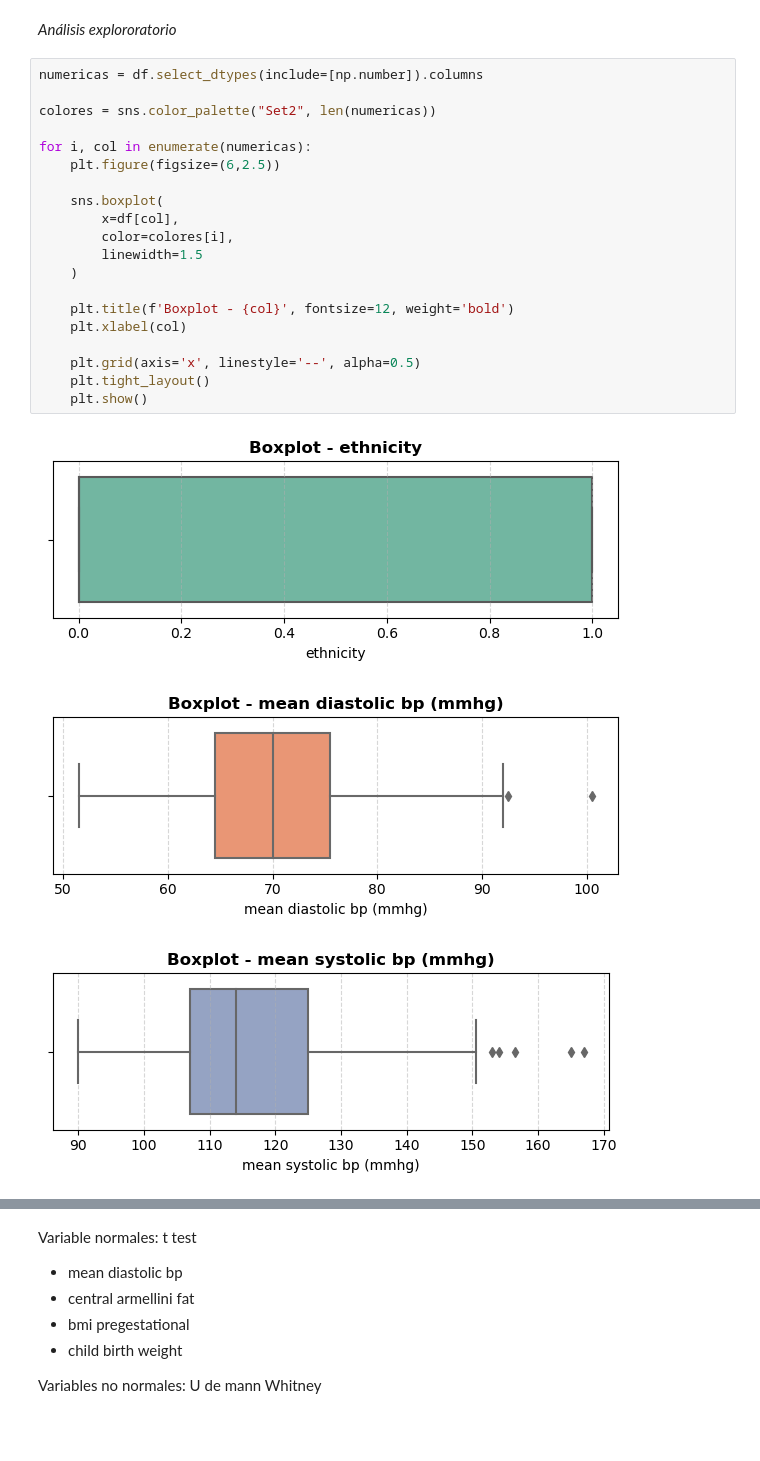
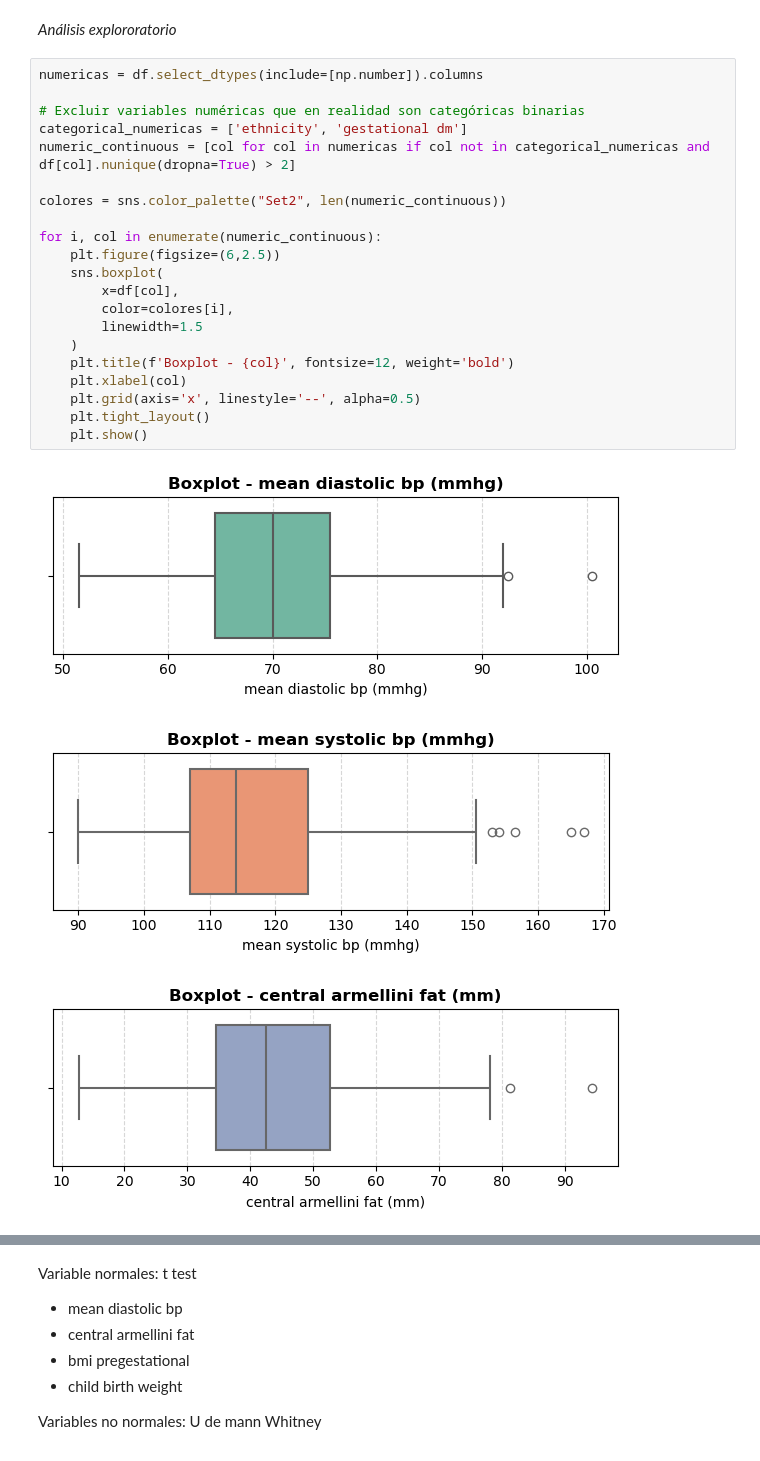
Before and after one commit to valeriasalazar1-glitch/Proyecto-1---probabilidad, a Jupyter notebook: desarrollo.ipynb, the cells around one changed output, grey strips where cells are left out. Drawn from its saved outputs; the diff is of its cells as text.

```diff
--- a/desarrollo.ipynb
+++ b/desarrollo.ipynb
@@ -40,24 +40,25 @@ memory usage: 8.4 KB
 # %%
 numericas = df.select_dtypes(include=[np.number]).columns
 
-colores = sns.color_palette("Set2", len(numericas))
+# Excluir variables numéricas que en realidad son categóricas binarias
+categorical_numericas = ['ethnicity', 'gestational dm']
+numeric_continuous = [col for col in numericas if col not in categorical_numericas and df[col].nunique(dropna=True) > 2]
 
-for i, col in enumerate(numericas):
+colores = sns.color_palette("Set2", len(numeric_continuous))
+
+for i, col in enumerate(numeric_continuous):
     plt.figure(figsize=(6,2.5))
-
     sns.boxplot(
         x=df[col],
         color=colores[i],
         linewidth=1.5
     )
-
     plt.title(f'Boxplot - {col}', fontsize=12, weight='bold')
     plt.xlabel(col)
-
     plt.grid(axis='x', linestyle='--', alpha=0.5)
     plt.tight_layout()
     plt.show()
 # %% [output]
-[figure, old version]
+[figure, new version]
-[figure, old version]
+[figure, new version]
-[figure, old version]
+[figure, new version]
```
Also changed, not shown: parts of 21 cells of this notebook.
